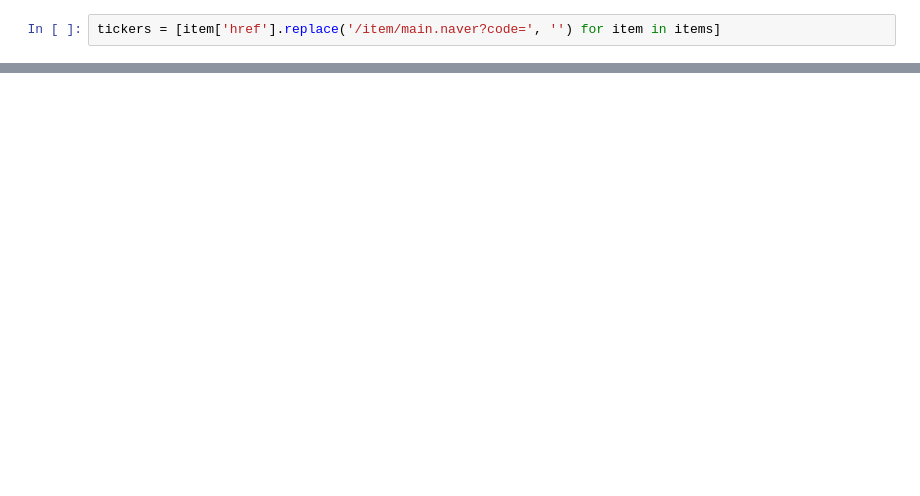
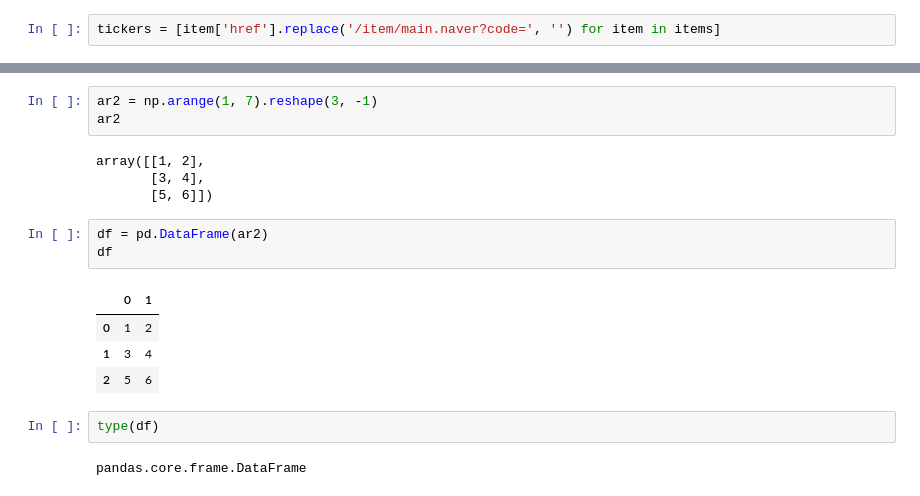
Before and after one commit to HyunsooKim92/NH, a Jupyter notebook: live/Day 2.ipynb, the cells around one changed output, grey strips where cells are left out. Saved outputs shown, nothing was run; the diff lists cells and outputs as text; blank space fills up the shorter version.

```diff
--- a/live/Day 2.ipynb
+++ b/live/Day 2.ipynb
@@ -344,0 +837,19 @@ for ticker in tickers:
+# %%
+ar2 = np.arange(1, 7).reshape(3, -1)
+ar2
+# %% [output]
+array([[1, 2],
+       [3, 4],
+       [5, 6]])
+# %%
+df = pd.DataFrame(ar2)
+df
+# %% [output]
+|  | 0 | 1 |
+| 0 | 1 | 2 |
+| 1 | 3 | 4 |
+| 2 | 5 | 6 |
+# %%
+type(df)
+# %% [output]
+pandas.core.frame.DataFrame
```
Also changed, not shown: parts of 171 cells of this notebook.
